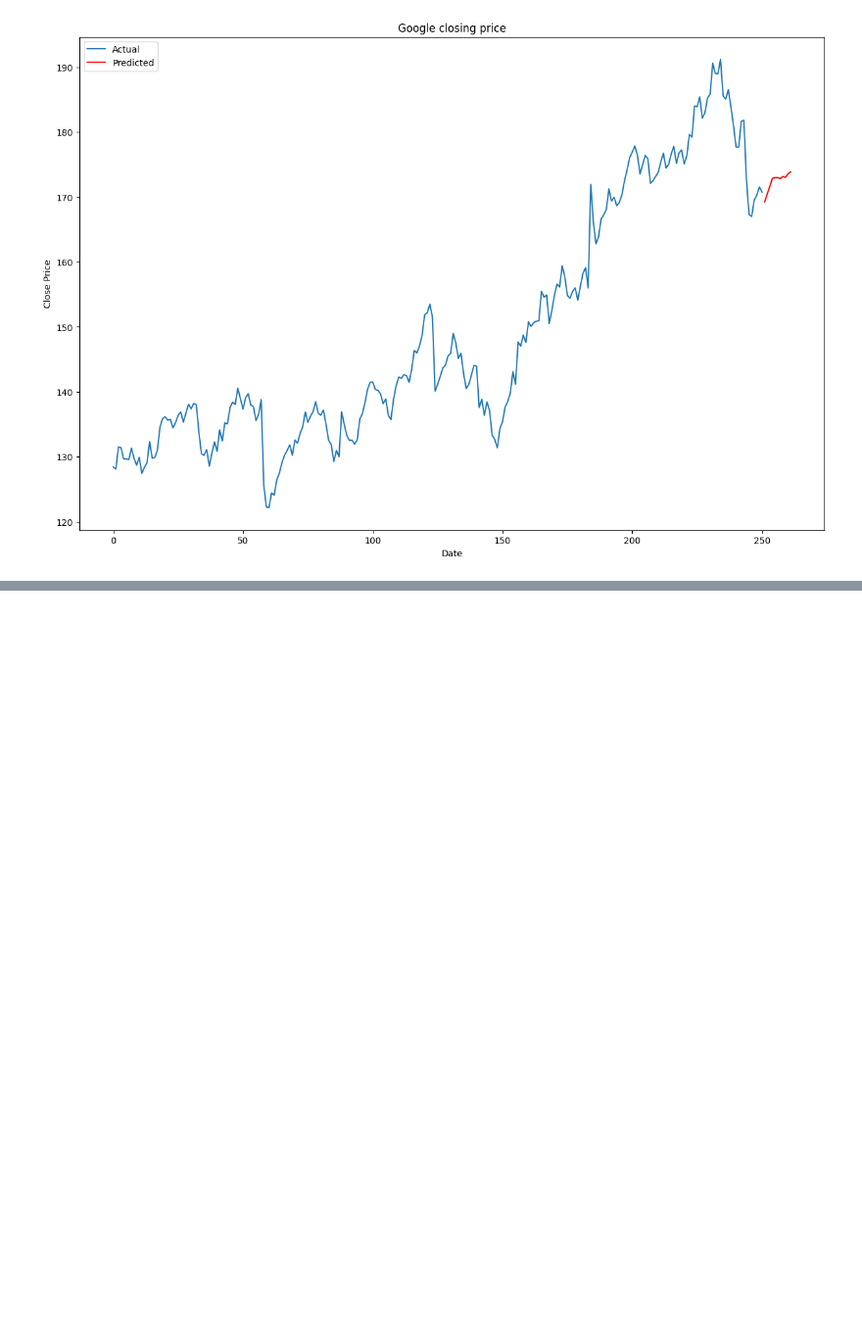
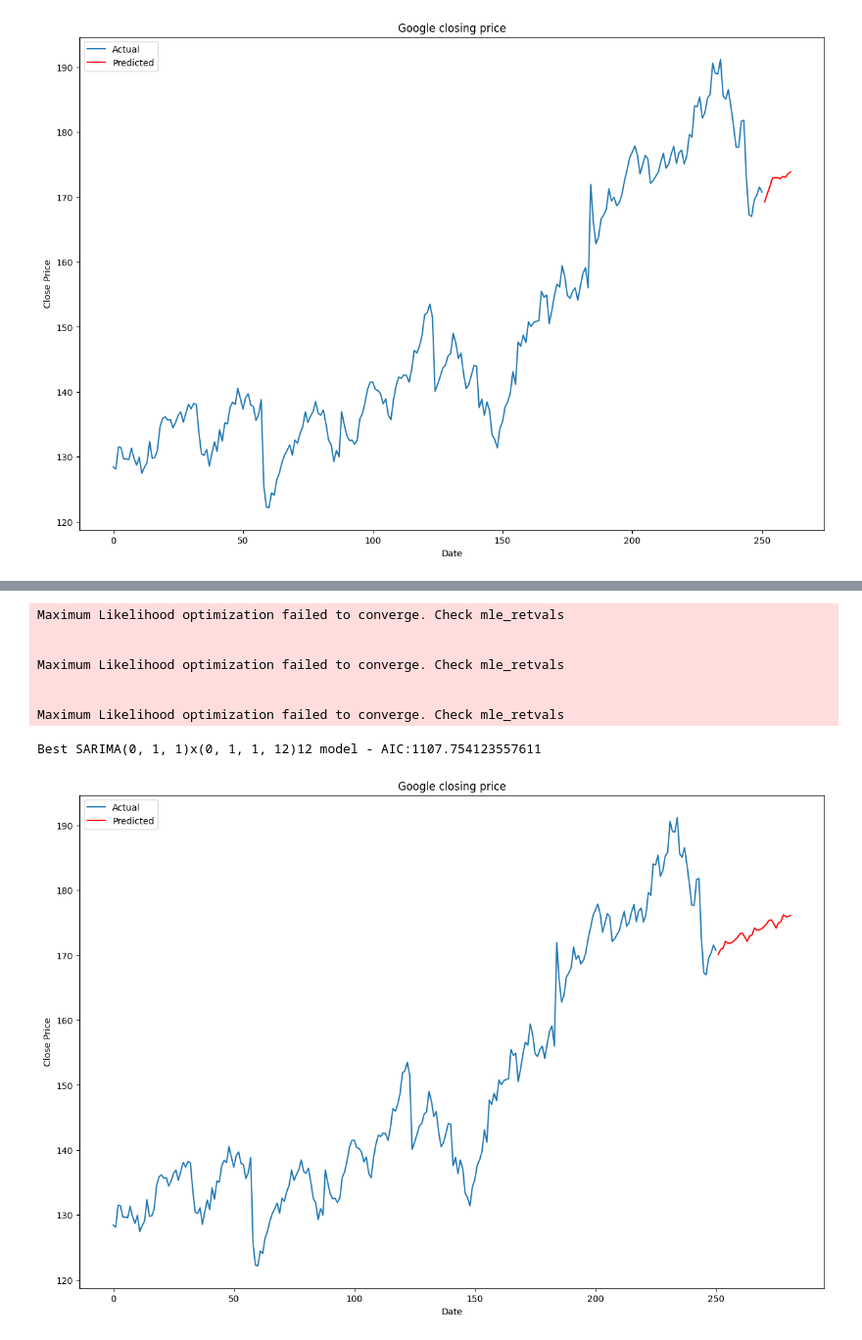
Before and after one commit to SajjadKhanYousafzai/Pipeline-ML, a Jupyter notebook: Machine Learning Journey/Time Series Analysis/Time_Series_Project.ipynb, the cells around one changed output, grey strips where cells are left out. Shown at 98% size. Saved outputs shown, nothing was run; the diff lists cells and outputs as text; code cells hidden in the pictures; blank space fills up the shorter version.

```diff
--- a/Machine Learning Journey/Time Series Analysis/Time_Series_Project.ipynb
+++ b/Machine Learning Journey/Time Series Analysis/Time_Series_Project.ipynb
@@ -317,0 +318,73 @@ Maximum Likelihood optimization failed to converge. Check mle_retvals
+# %%
+import pandas as pd
+from statsmodels.tsa.statespace.sarimax import SARIMAX
+from sklearn.metrics import mean_squared_error
+import numpy as np
+import itertools
+
+# Assume you have a DataFrame 'df' with your time series data in a column named 'value'
+# Assume that the seasonal period of your time series data is 12 (e.g., monthly data)
+
+# Define the p, d, q parameters to take any value between 0 and 2
+p = d = q = range(0, 2)
+
+# Generate all different combinations of p, d and q triplets
+pdq = list(itertools.product(p, d, q))
+
+# Generate all different combinations of seasonal p, d, q and m quadruplets
+seasonal_pdq = [(x[0], x[1], x[2], 12) for x in list(itertools.product(p, d, q))]
+
+best_aic = np.inf
+best_pdq = None
+best_seasonal_pdq = None
+temp_model = None
+
+for param in pdq:
+    for param_seasonal in seasonal_pdq:
+
+        try:
+            temp_model = SARIMAX(df['Close'],
+                                 order = param,
+                                 seasonal_order = param_seasonal,
+                                 enforce_stationarity=False,
+                                 enforce_invertibility=False)
+            results = temp_model.fit()
+
+            # print("SARIMA{}x{}12 - AIC:{}".format(param, param_seasonal, results.aic))
+            if results.aic < best_aic:
+                best_aic = results.aic
+                best_pdq = param
+                best_seasonal_pdq = param_seasonal
+        except:
+            continue
+
+print("Best SARIMA{}x{}12 model - AIC:{}".format(best_pdq, best_seasonal_pdq, best_aic))
+
+# predict next 30 days
+model = SARIMAX(df['Close'],
+                order = best_pdq,
+                seasonal_order = best_seasonal_pdq,
+                enforce_stationarity=False,
+                enforce_invertibility=False)
+model = model.fit()
+predictions = model.predict(len(df['Close']), len(df['Close'])+30)
+# plot the predictions
+plt.figure(figsize=(15, 10))
+plt.plot(df["Close"], label='Actual')
+plt.plot(predictions, color='red', label='Predicted')
+plt.xlabel('Date')
+plt.ylabel('Close Price')
+plt.title('Google closing price')
+# change legend location
+plt.legend(loc='upper left')
+plt.show()
+# %% [output]
+Maximum Likelihood optimization failed to converge. Check mle_retvals
+
+
+Maximum Likelihood optimization failed to converge. Check mle_retvals
+
+
+Maximum Likelihood optimization failed to converge. Check mle_retvals
+Best SARIMA(0, 1, 1)x(0, 1, 1, 12)12 model - AIC:1107.754123557611
+[figure, added]
```
Also changed, not shown: parts of 1 cell of this notebook.
